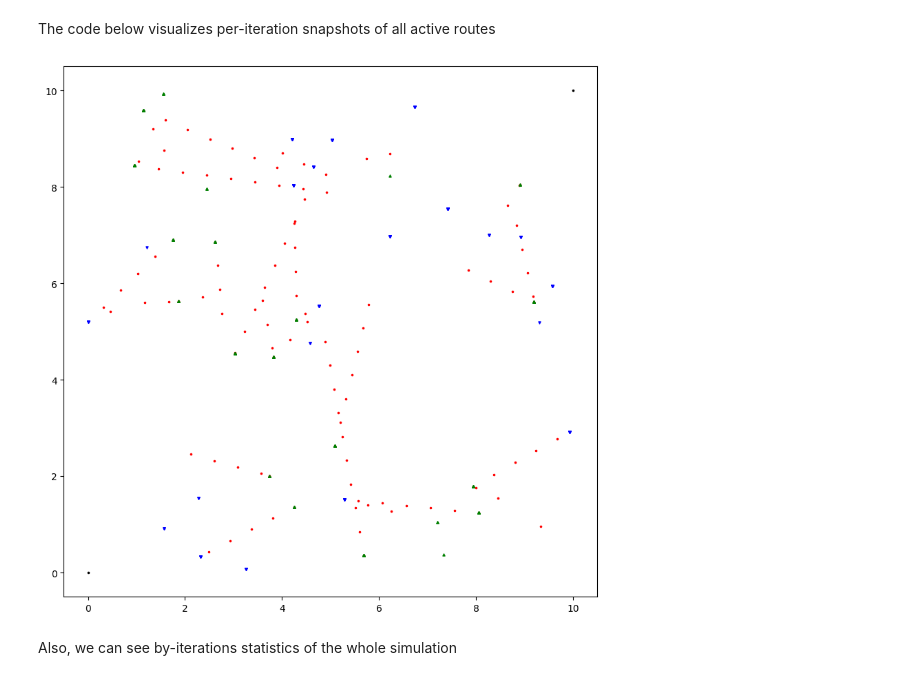
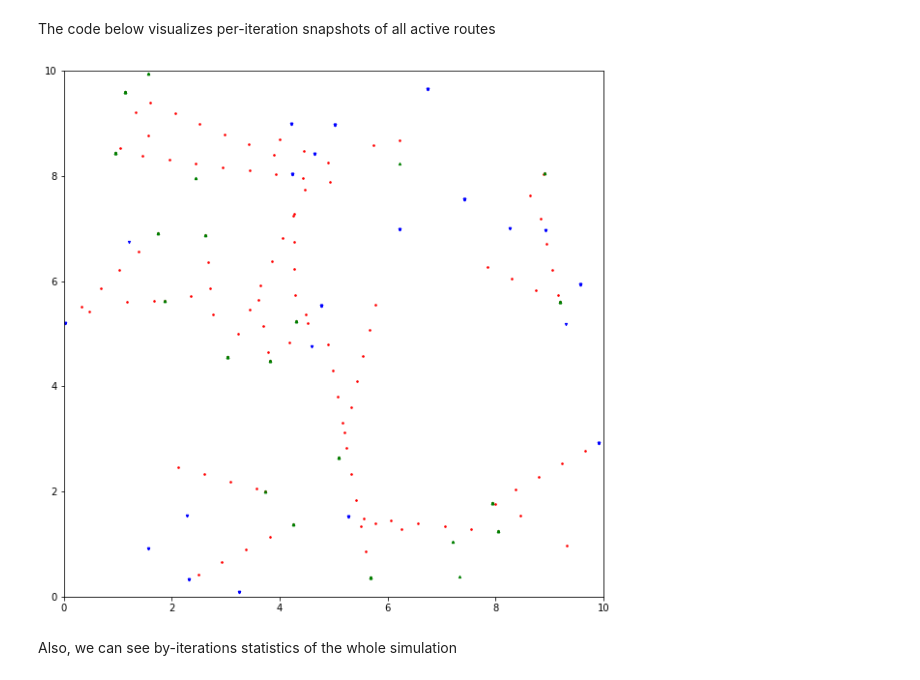
Before and after one commit to limon8884/delivery-RL, a Jupyter notebook: results.ipynb, the cells around one changed output. Saved outputs shown, nothing was run; the diff lists cells and outputs as text; code cells hidden in the pictures.

```diff
--- a/results.ipynb
+++ b/results.ipynb
@@ -86,20 +83,22 @@ The code below visualizes per-iteration snapshots of all active routes
 # %%
 fig, ax = plt.subplots()
 fig.set_figheight(10)
 fig.set_figwidth(10)
-sim.corner_bounds[0].plot(ax, color='black')
-sim.corner_bounds[1].plot(ax, color='black')
+
+bounds = (Point(0, 0), Point(10, 10))
+plt.xlim(bounds[0].x, bounds[1].x)
+plt.ylim(bounds[0].y, bounds[1].y)
 
 all_metrics = []
 for i in range(10): # run simulator for 10 iterations
     metrics = sim.GetMetrics()
     all_metrics.append(metrics)
     state = sim.GetState()
     sim.Next(dsp(state))
     for ar in sim.active_routes.items():
         ar.plot(ax)
 # %% [output]
-[figure, old version]
+[figure, new version]
 # %% [markdown]
 Also, we can see by-iterations statistics of the whole simulation
 # %%
```
Also changed, not shown: parts of 1 cell of this notebook, 8 other files.
